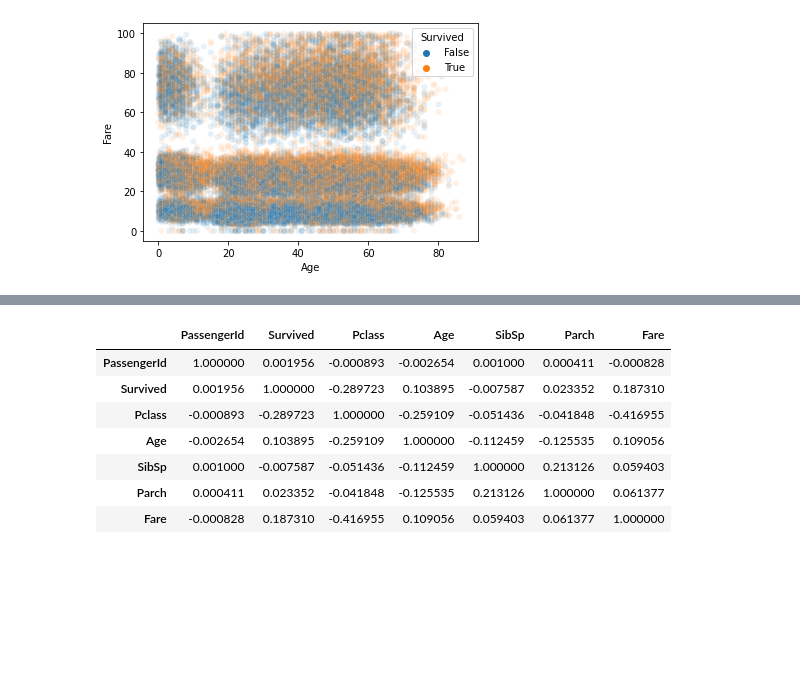
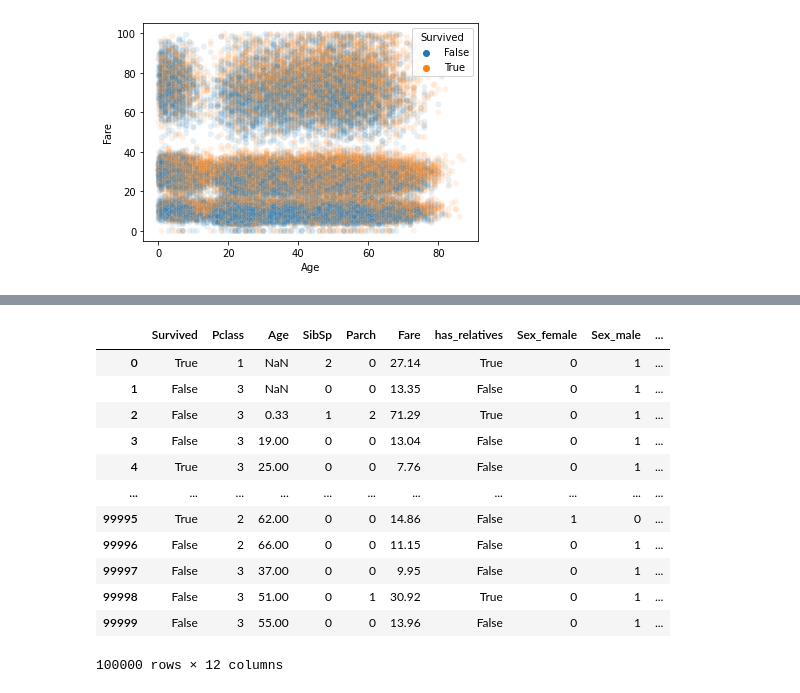
Before and after one commit to codekot/data_exploration, a Jupyter notebook: eda.ipynb, the cells around one changed output, grey strips where cells are left out. Cells and saved outputs as stored; diff of their text form; code cells hidden in the pictures; blank space fills up the shorter version.

```diff
--- a/eda.ipynb
+++ b/eda.ipynb
@@ -209,3 +232,7 @@ sns.countplot(x='Parch', data=df)
 # %% [output]
 <AxesSubplot:xlabel='Parch', ylabel='count'>
 [figure]
+# %%
+# Гипотеза что у людей с родственниками больше шансов выжить
+df['has_relatives'] = (df.Parch > 0) | (df.SibSp >0)
+sns.countplot(x='Survived', hue='has_relatives', data=df)
@@ -290,8 +334,10 @@ sns.histplot(x="Age", data=df, hue='Survived', binwidth=5, stat="percent")
 # %% [output]
 <AxesSubplot:xlabel='Age', ylabel='Percent'>
 [figure]
+# %%
+df['age_groups'] = pd.cut(df.Age, bins=30)
 # %%
-df['age_groups'] = pd.cut(df.Age, bins=15)
+
 df_age = df["age_groups"].value_counts().reset_index()
 df_age = df_age.rename(columns={'index': 'intervals', 'age_groups': 'counts'})
 df_age_survived = df['age_groups'][df['Survived']==True].value_counts().reset_index()
@@ -320,11 +420,18 @@ sns.scatterplot(x=df["Age"], y=df["Fare"][df['Fare']<100], hue=df['Survived'], a
 # %%
-df.corr()
+dfdum = df.drop(columns=['Name', 'Ticket', 'Cabin', 'age_groups', 'PassengerId'])
+dfdum = pd.get_dummies(dfdum)
+dfdum
 # %% [output]
-|  | PassengerId | Survived | Pclass | Age | SibSp | Parch | Fare |
-| PassengerId | 1.000000 | 0.001956 | -0.000893 | -0.002654 | 0.001000 | 0.000411 | -0.000828 |
-| Survived | 0.001956 | 1.000000 | -0.289723 | 0.103895 | -0.007587 | 0.023352 | 0.187310 |
-| Pclass | -0.000893 | -0.289723 | 1.000000 | -0.259109 | -0.051436 | -0.041848 | -0.416955 |
-| Age | -0.002654 | 0.103895 | -0.259109 | 1.000000 | -0.112459 | -0.125535 | 0.109056 |
-| SibSp | 0.001000 | -0.007587 | -0.051436 | -0.112459 | 1.000000 | 0.213126 | 0.059403 |
-| Parch | 0.000411 | 0.023352 | -0.041848 | -0.125535 | 0.213126 | 1.000000 | 0.061377 |
-| Fare | -0.000828 | 0.187310 | -0.416955 | 0.109056 | 0.059403 | 0.061377 | 1.000000 |
+|  | Survived | Pclass | Age | SibSp | Parch | Fare | has_relatives | Sex_female | Sex_male | ... |
+| 0 | True | 1 | NaN | 2 | 0 | 27.14 | True | 0 | 1 | ... |
+| 1 | False | 3 | NaN | 0 | 0 | 13.35 | False | 0 | 1 | ... |
+| 2 | False | 3 | 0.33 | 1 | 2 | 71.29 | True | 0 | 1 | ... |
+| 3 | False | 3 | 19.00 | 0 | 0 | 13.04 | False | 0 | 1 | ... |
+| 4 | True | 3 | 25.00 | 0 | 0 | 7.76 | False | 0 | 1 | ... |
+| ... | ... | ... | ... | ... | ... | ... | ... | ... | ... | ... |
+| 99995 | True | 2 | 62.00 | 0 | 0 | 14.86 | False | 1 | 0 | ... |
+| 99996 | False | 2 | 66.00 | 0 | 0 | 11.15 | False | 0 | 1 | ... |
+| 99997 | False | 3 | 37.00 | 0 | 0 | 9.95 | False | 0 | 1 | ... |
+| 99998 | False | 3 | 51.00 | 0 | 1 | 30.92 | True | 0 | 1 | ... |
+| 99999 | False | 3 | 55.00 | 0 | 0 | 13.96 | False | 0 | 1 | ... |
+100000 rows × 12 columns
```
Also changed, not shown: parts of 23 cells of this notebook.
